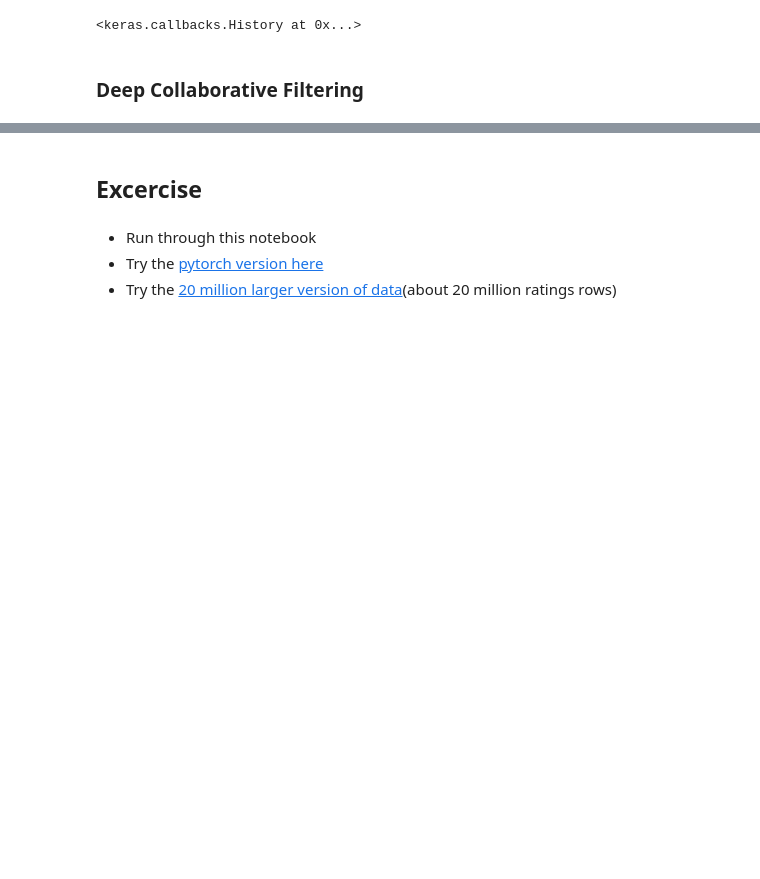
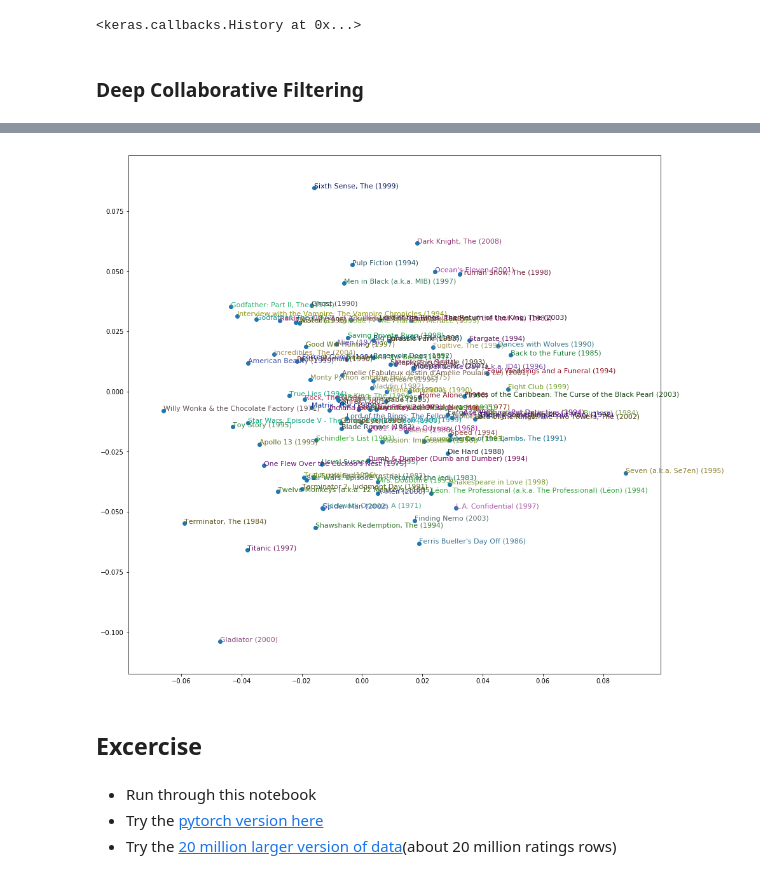
Before and after one commit to raynardj/python4ml, a Jupyter notebook: 3.1.3_recommender_system.ipynb, the cells around one changed output, grey strips where cells are left out. Saved outputs shown, nothing was run; the diff lists cells and outputs as text; code cells hidden in the pictures; blank space fills up the shorter version.

```diff
--- a/3.1.3_recommender_system.ipynb
+++ b/3.1.3_recommender_system.ipynb
@@ -252,0 +327,2 @@ Epoch 5/5
+# %%
+most_watched["title"] = most_watched["mid"].apply(lambda x:mid2title[x])
@@ -252,0 +348,6 @@ Epoch 5/5
+# %%
+most_watched_ebd_idx = most_watched["mid"].apply(lambda x:m2i[x]).values
+# %%
+most_watched["vec_1"] = movie_3d[most_watched_ebd_idx][:,0]
+most_watched["vec_2"] = movie_3d[most_watched_ebd_idx][:,1]
+most_watched["vec_3"] = movie_3d[most_watched_ebd_idx][:,2]
@@ -252,0 +428,3 @@ Epoch 5/5
+# %%
+most_watched["vec_1"] = movie_2d[most_watched_ebd_idx][:,0]
+most_watched["vec_2"] = movie_2d[most_watched_ebd_idx][:,1]
@@ -253,3 +434,13 @@ Epoch 5/5
+# %%
+X = most_watched.head(100)["vec_1"]
+Y = most_watched.head(100)["vec_2"]
+plt.figure(figsize=(15,15))
+plt.scatter(X, Y)
+for i, x, y in zip(most_watched["title"], X, Y):
+    plt.text(x,y,i, color=np.random.rand(3)*0.7, fontsize=11)
+plt.show()
+# %% [output]
+[figure, added]
 # %% [markdown]
 ## Excercise
 # %% [markdown]
```
Also changed, not shown: parts of 20 cells of this notebook.
